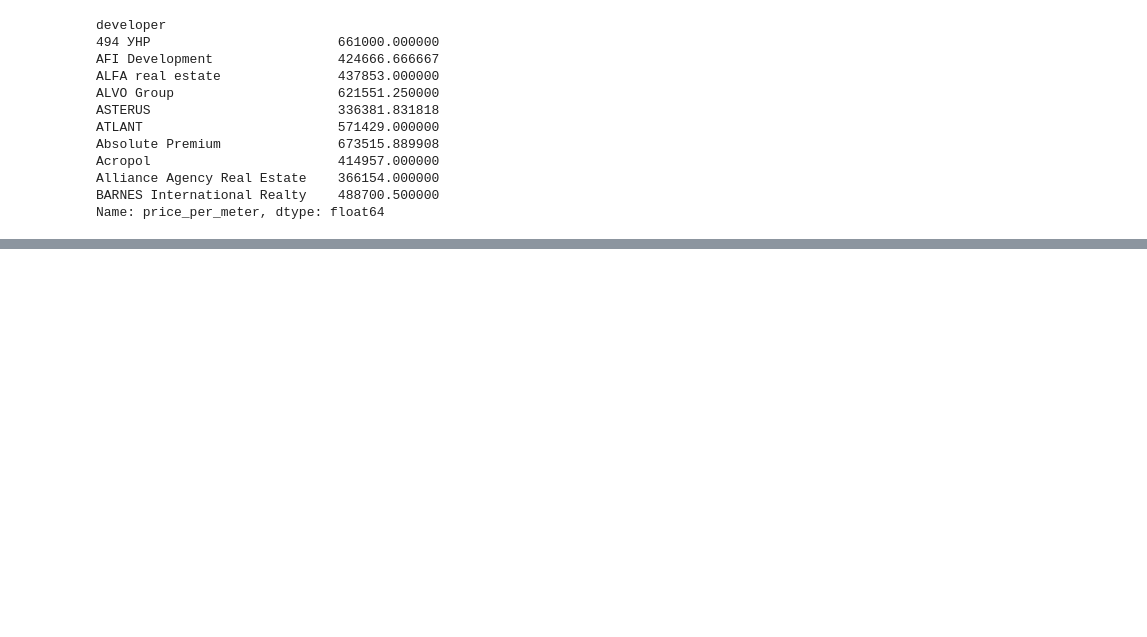
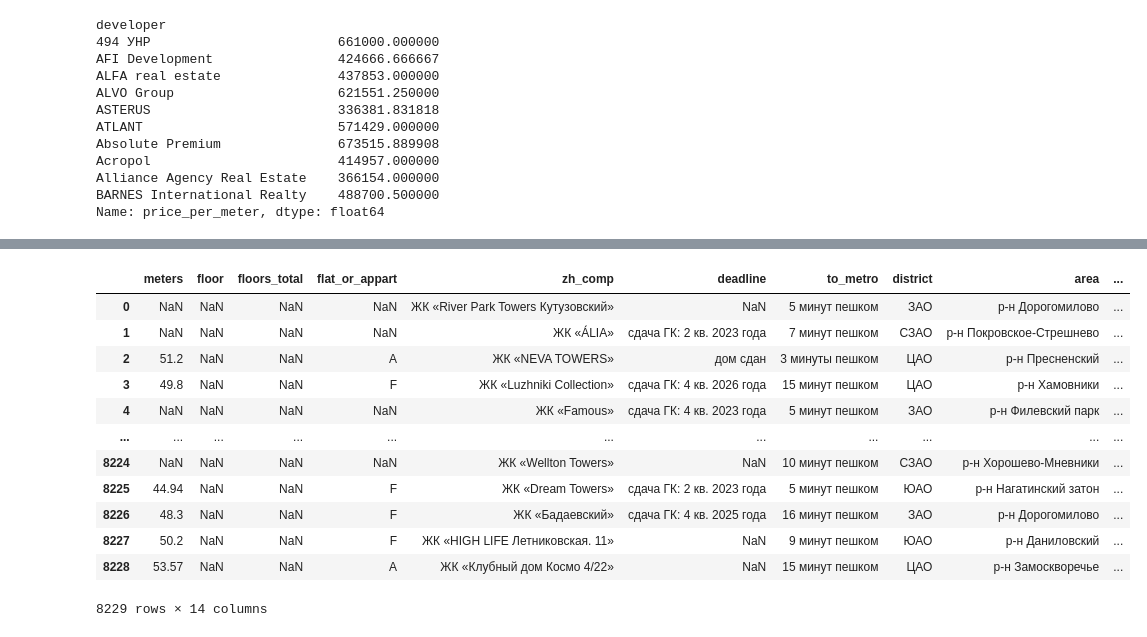
Before and after one commit to EekAtEriNaa/Project_zian, a Jupyter notebook: project.ipynb, the cells around one changed output, grey strips where cells are left out. Drawn from its saved outputs; the diff is of its cells as text; code cells hidden in the pictures; blank space fills up the shorter version.

```diff
--- a/project.ipynb
+++ b/project.ipynb
@@ -289,0 +305,16 @@ Name: price_per_meter, dtype: float64
+# %%
+df.stack().str.replace(',','.').unstack()
+# %% [output]
+|  | meters | floor | floors_total | flat_or_appart | zh_comp | deadline | to_metro | district | area | ... |
+| 0 | NaN | NaN | NaN | NaN | ЖК «River Park Towers Кутузовский» | NaN | 5 минут пешком | ЗАО | р-н Дорогомилово | ... |
+| 1 | NaN | NaN | NaN | NaN | ЖК «ÁLIA» | сдача ГК: 2 кв. 2023 года | 7 минут пешком | СЗАО | р-н Покровское-Стрешнево | ... |
+| 2 | 51.2 | NaN | NaN | A | ЖК «NEVA TOWERS» | дом сдан | 3 минуты пешком | ЦАО | р-н Пресненский | ... |
+| 3 | 49.8 | NaN | NaN | F | ЖК «Luzhniki Collection» | сдача ГК: 4 кв. 2026 года | 15 минут пешком | ЦАО | р-н Хамовники | ... |
+| 4 | NaN | NaN | NaN | NaN | ЖК «Famous» | сдача ГК: 4 кв. 2023 года | 5 минут пешком | ЗАО | р-н Филевский парк | ... |
+| ... | ... | ... | ... | ... | ... | ... | ... | ... | ... | ... |
+| 8224 | NaN | NaN | NaN | NaN | ЖК «Wellton Towers» | NaN | 10 минут пешком | СЗАО | р-н Хорошево-Мневники | ... |
+| 8225 | 44.94 | NaN | NaN | F | ЖК «Dream Towers» | сдача ГК: 2 кв. 2023 года | 5 минут пешком | ЮАО | р-н Нагатинский затон | ... |
+| 8226 | 48.3 | NaN | NaN | F | ЖК «Бадаевский» | сдача ГК: 4 кв. 2025 года | 16 минут пешком | ЗАО | р-н Дорогомилово | ... |
+| 8227 | 50.2 | NaN | NaN | F | ЖК «HIGH LIFE Летниковская. 11» | NaN | 9 минут пешком | ЮАО | р-н Даниловский | ... |
+| 8228 | 53.57 | NaN | NaN | A | ЖК «Клубный дом Космо 4/22» | NaN | 15 минут пешком | ЦАО | р-н Замоскворечье | ... |
+8229 rows × 14 columns
```
Also changed, not shown: parts of 10 cells of this notebook.
